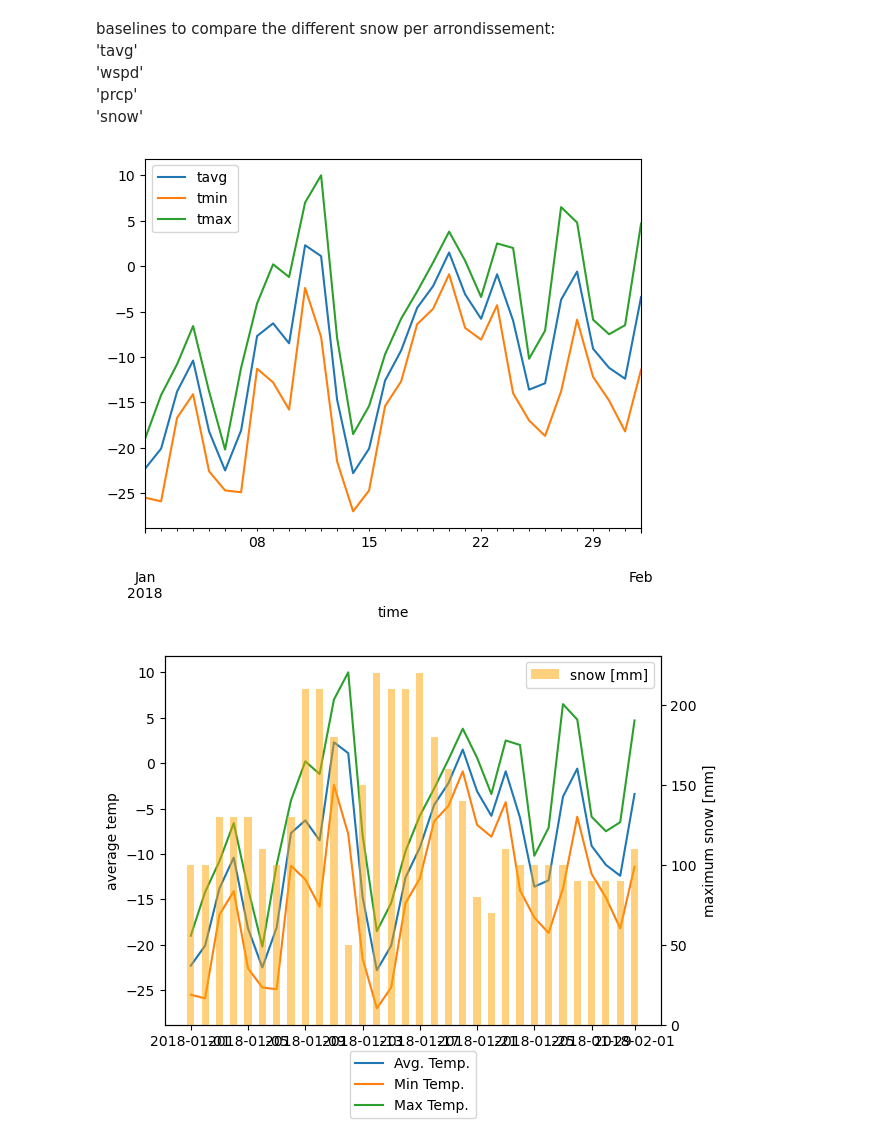
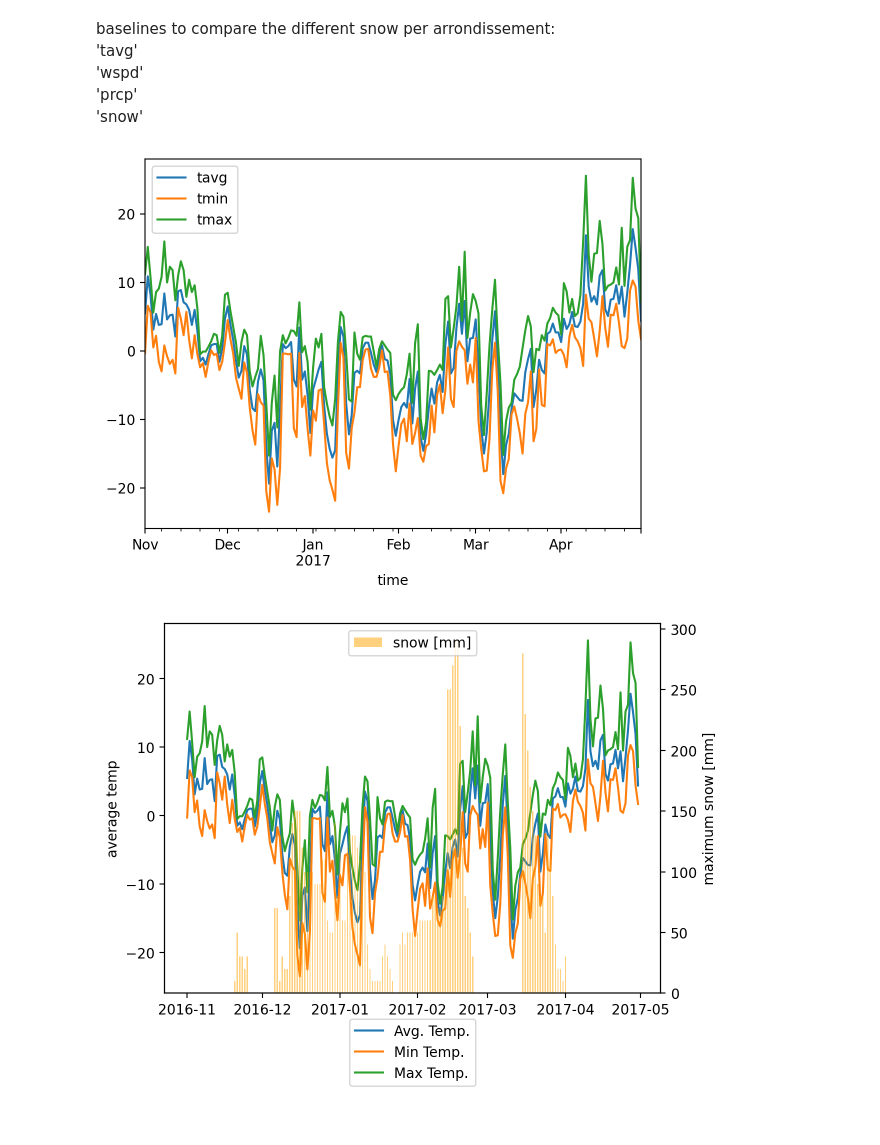
Before and after one commit to cimadure/ind6212, a Jupyter notebook: notebooks/weather_data.ipynb, the cells around one changed output. Drawn from its saved outputs; the diff is of its cells as text; code cells hidden in the pictures.

Commit message:
plots updated with sync weeks

```diff
--- a/notebooks/weather_data.ipynb
+++ b/notebooks/weather_data.ipynb
@@ -17,23 +17,25 @@ import matplotlib.pyplot as plt
 from meteostat import Point, Daily
 # %%
 # Set time period
-start = datetime(2018, 1, 1)
-end = datetime(2018, 2, 1)
+start = datetime(2016, 11, 1)
+end = datetime(2017, 4, 30)
 
 ## Create Point for MONTREAL, QC
 #montreal = Point(49.2497, -123.1193, 70)
 
 # Get daily data for 2018
 # MONTREAL
 MONTREAL_WMO_ID = 71627
 data = Daily(MONTREAL_WMO_ID, start, end)
 data = data.fetch()
 
+# data = data.resample()
+
 # Plot line chart including average, minimum and maximum temperature
 data.plot(y=['tavg', 'tmin', 'tmax'])
 plt.show()
 # %% [output]
-[figure, old version]
+[figure, new version]
 # %%
 x = data.index
 average_temp = data[['tavg', 'tmin', 'tmax']]
@@ -59,7 +61,7 @@ ax2.set_ylabel('maximum snow [mm]')
 ax2.legend(['snow [mm]'], loc="best")
 plt.show()
 # %% [output]
-[figure, old version]
+[figure, new version]
 # %%
 %matplotlib inline
 figure_size =[20,6]
```
Also changed, not shown: parts of 3 cells of this notebook, 1 other file.
